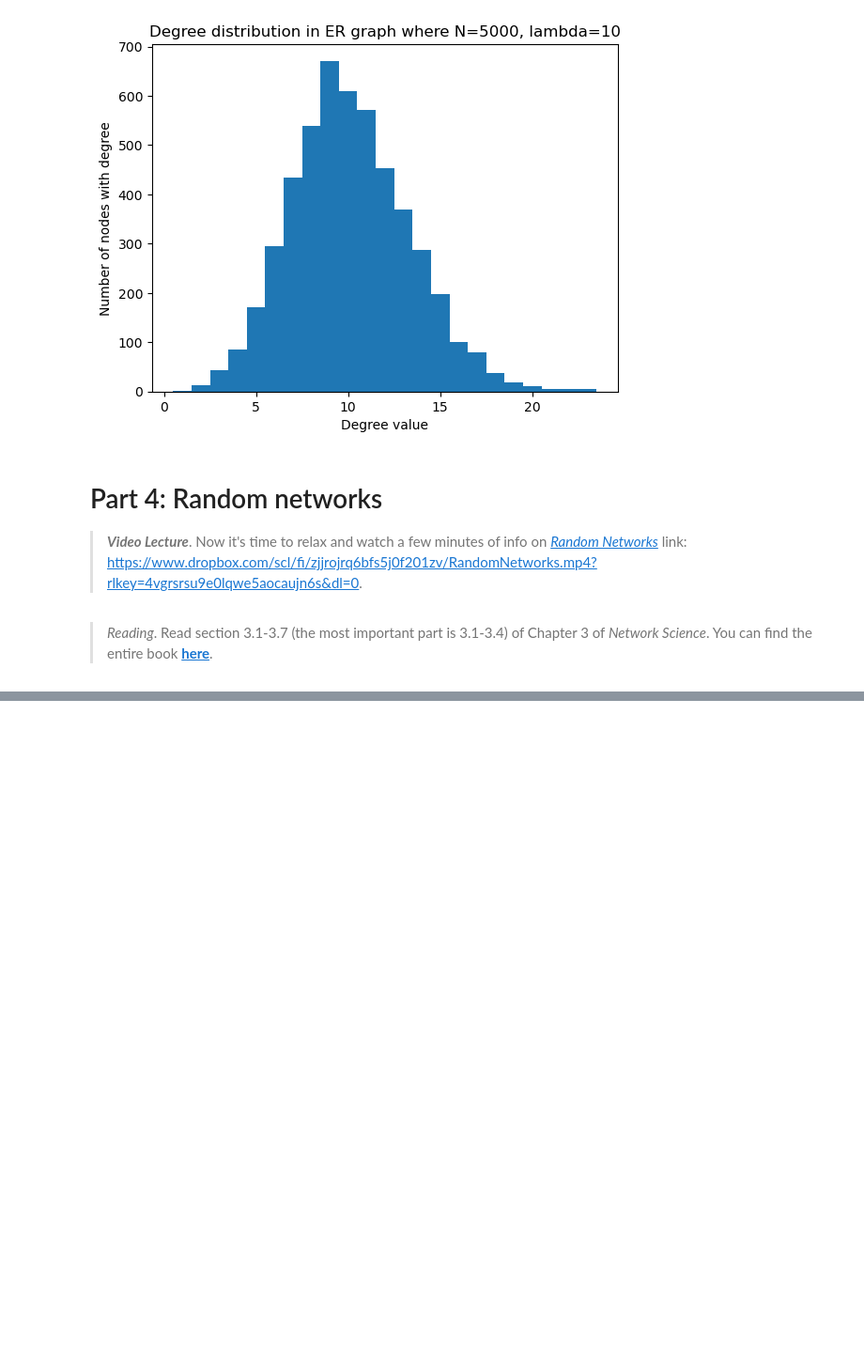
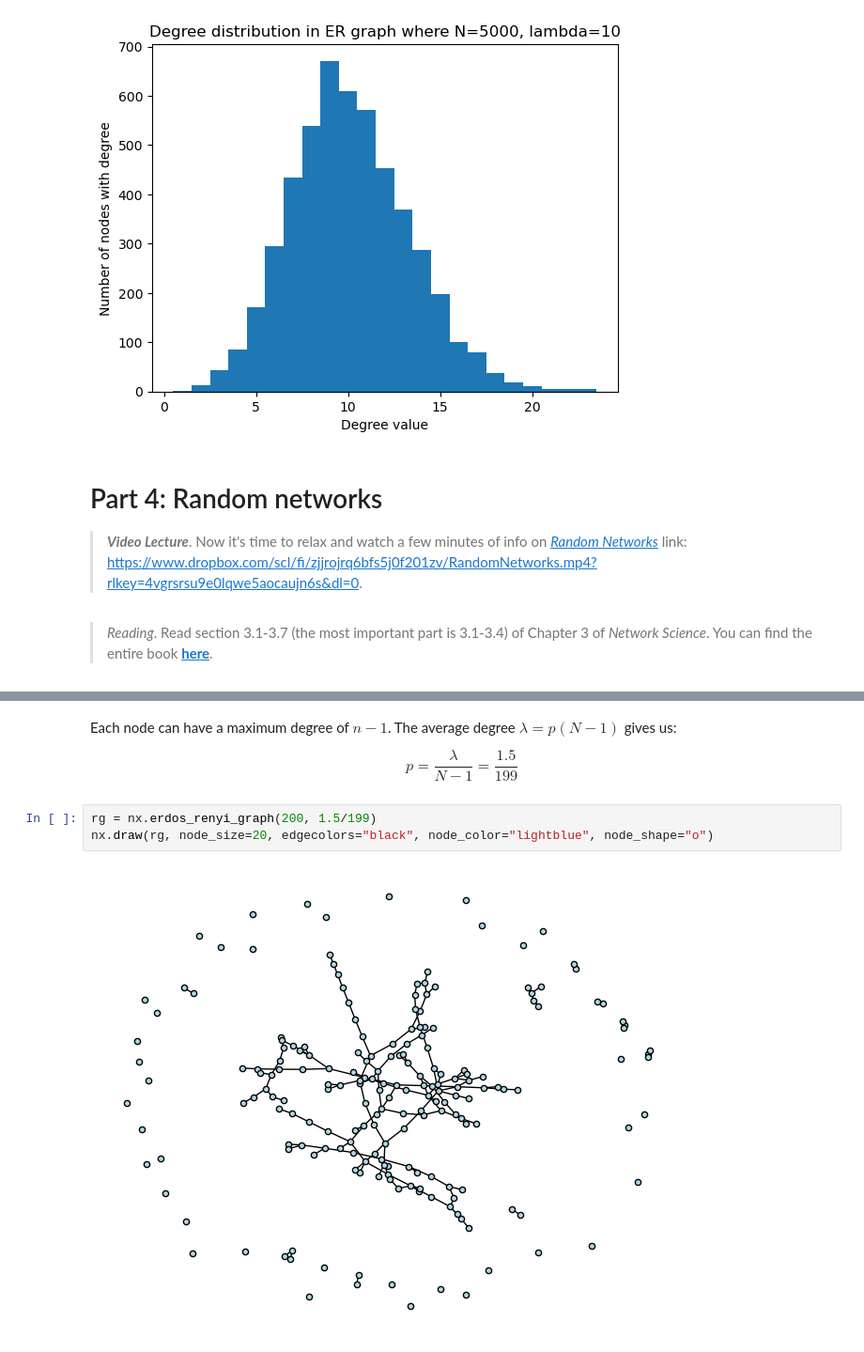
Before and after one commit to eperst/socialgraphs2023, a Jupyter notebook: lectures/Week2.ipynb, the cells around one changed output, grey strips where cells are left out. Shown: that part at 94% size. Drawn from its saved outputs; the diff is of its cells as text; blank space fills up the shorter version.

```diff
--- a/lectures/Week2.ipynb
+++ b/lectures/Week2.ipynb
@@ -453,3 +453,13 @@ plt.show()
 By the way, the default plot coming out of `networkx` doesn't look like the one below. But by tweaking parameters, you should be able to create something that looks like it.
 
 ![Sune's Network](https://raw.githubusercontent.com/suneman/socialgraphs2019/master/files/edge_colormap.png)
+# %% [markdown]
+Each node can have a maximum degree of $n-1$.
+The average degree $\lambda = p(N-1)$ gives us:
+
+$$p = \frac{\lambda}{N-1} = \frac{1.5}{199}$$
+# %%
+rg = nx.erdos_renyi_graph(200, 1.5/199)
+nx.draw(rg, node_size=20, edgecolors="black", node_color="lightblue", node_shape="o")
+# %% [output]
+[figure, added]
```
